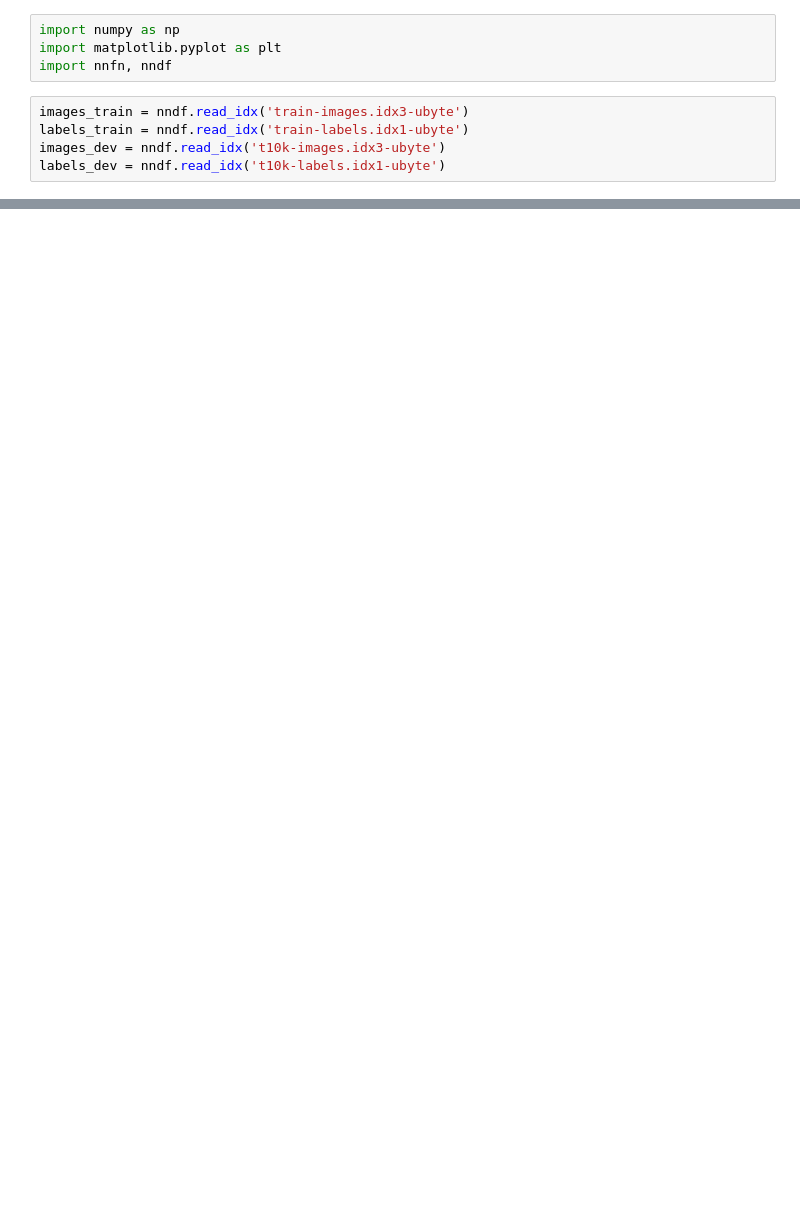
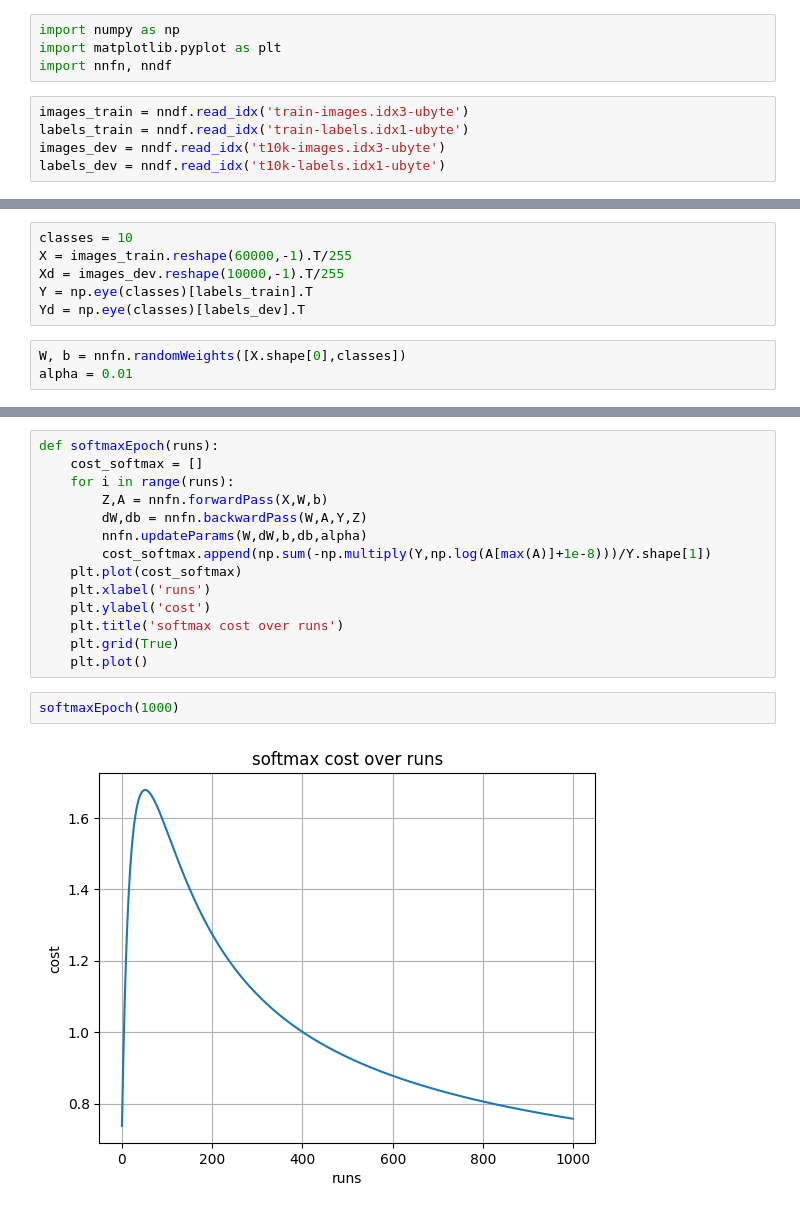
Before and after one commit to nissar141/NNfromScratch, a Jupyter notebook: Untitled.ipynb, the cells around one changed output, grey strips where cells are left out. Saved outputs shown, nothing was run; the diff lists cells and outputs as text; blank space fills up the shorter version.

```diff
--- a/Untitled.ipynb
+++ b/Untitled.ipynb
@@ -21,0 +21,9 @@ plt.show()
+# %%
+classes = 10
+X = images_train.reshape(60000,-1).T/255
+Xd = images_dev.reshape(10000,-1).T/255
+Y = np.eye(classes)[labels_train].T
+Yd = np.eye(classes)[labels_dev].T
+# %%
+W, b = nnfn.randomWeights([X.shape[0],classes])
+alpha = 0.01
@@ -21,0 +34,18 @@ plt.show()
+# %%
+def softmaxEpoch(runs):
+    cost_softmax = []
+    for i in range(runs):
+        Z,A = nnfn.forwardPass(X,W,b)
+        dW,db = nnfn.backwardPass(W,A,Y,Z)
+        nnfn.updateParams(W,dW,b,db,alpha)
+        cost_softmax.append(np.sum(-np.multiply(Y,np.log(A[max(A)]+1e-8)))/Y.shape[1])
+    plt.plot(cost_softmax)
+    plt.xlabel('runs')
+    plt.ylabel('cost')
+    plt.title('softmax cost over runs')
+    plt.grid(True)
+    plt.plot()
+# %%
+softmaxEpoch(1000)
+# %% [output]
+[figure, added]
```
Also changed, not shown: parts of 3 cells of this notebook, 2 other files.
